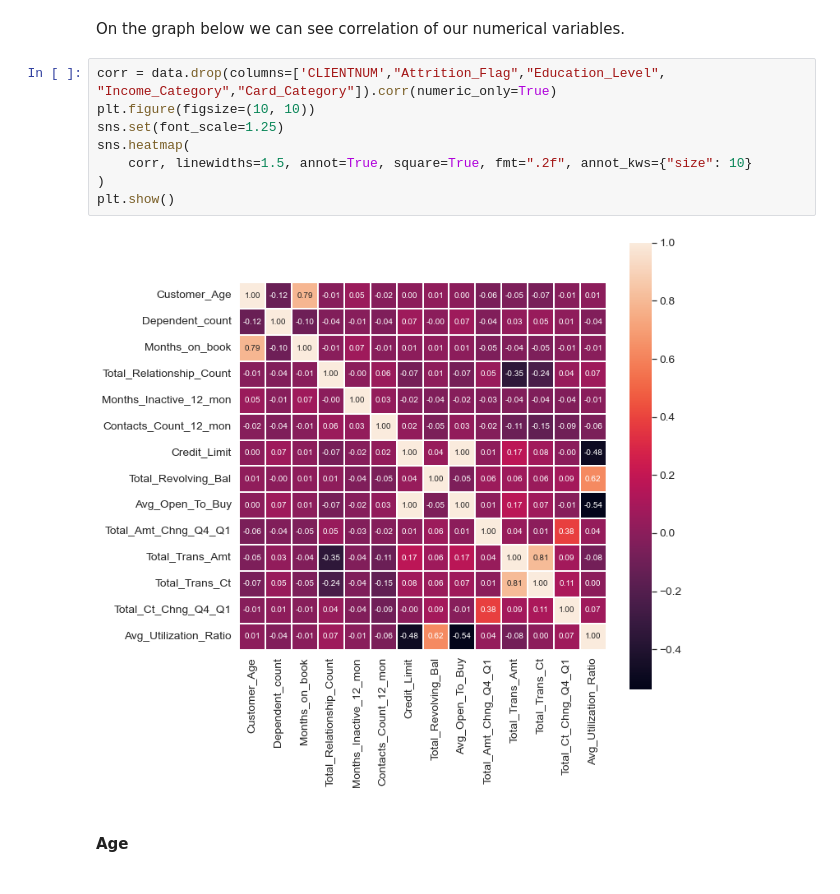
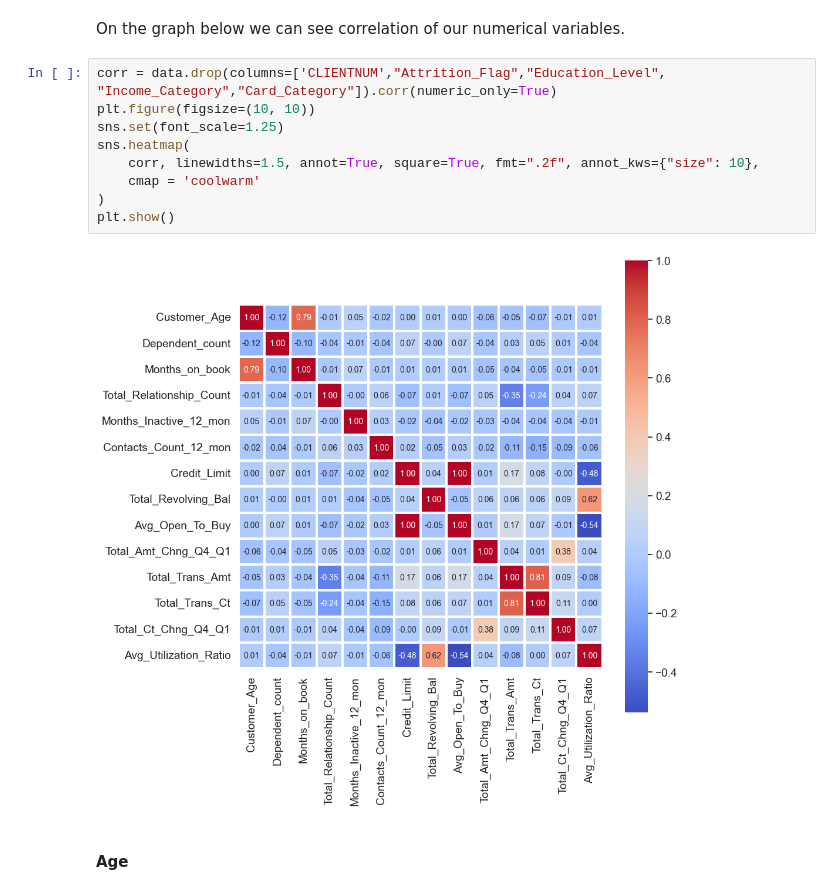
Before and after one commit to kasiadybcio/Credit_card, a Jupyter notebook: 1.eda.ipynb, the cells around one changed output. Drawn from its saved outputs; the diff is of its cells as text.

```diff
--- a/1.eda.ipynb
+++ b/1.eda.ipynb
@@ -539,13 +534,14 @@ On the graph below we can see correlation of our numerical variables.
 # %%
 corr = data.drop(columns=['CLIENTNUM',"Attrition_Flag","Education_Level", "Income_Category","Card_Category"]).corr(numeric_only=True)
 plt.figure(figsize=(10, 10))
 sns.set(font_scale=1.25)
 sns.heatmap(
-    corr, linewidths=1.5, annot=True, square=True, fmt=".2f", annot_kws={"size": 10}
+    corr, linewidths=1.5, annot=True, square=True, fmt=".2f", annot_kws={"size": 10},
+    cmap = 'coolwarm'
 )
 plt.show()
 # %% [output]
-[figure, old version]
+[figure, new version]
 # %% [markdown]
 #### Age
 # %%
```
Also changed, not shown: parts of 53 cells of this notebook.
